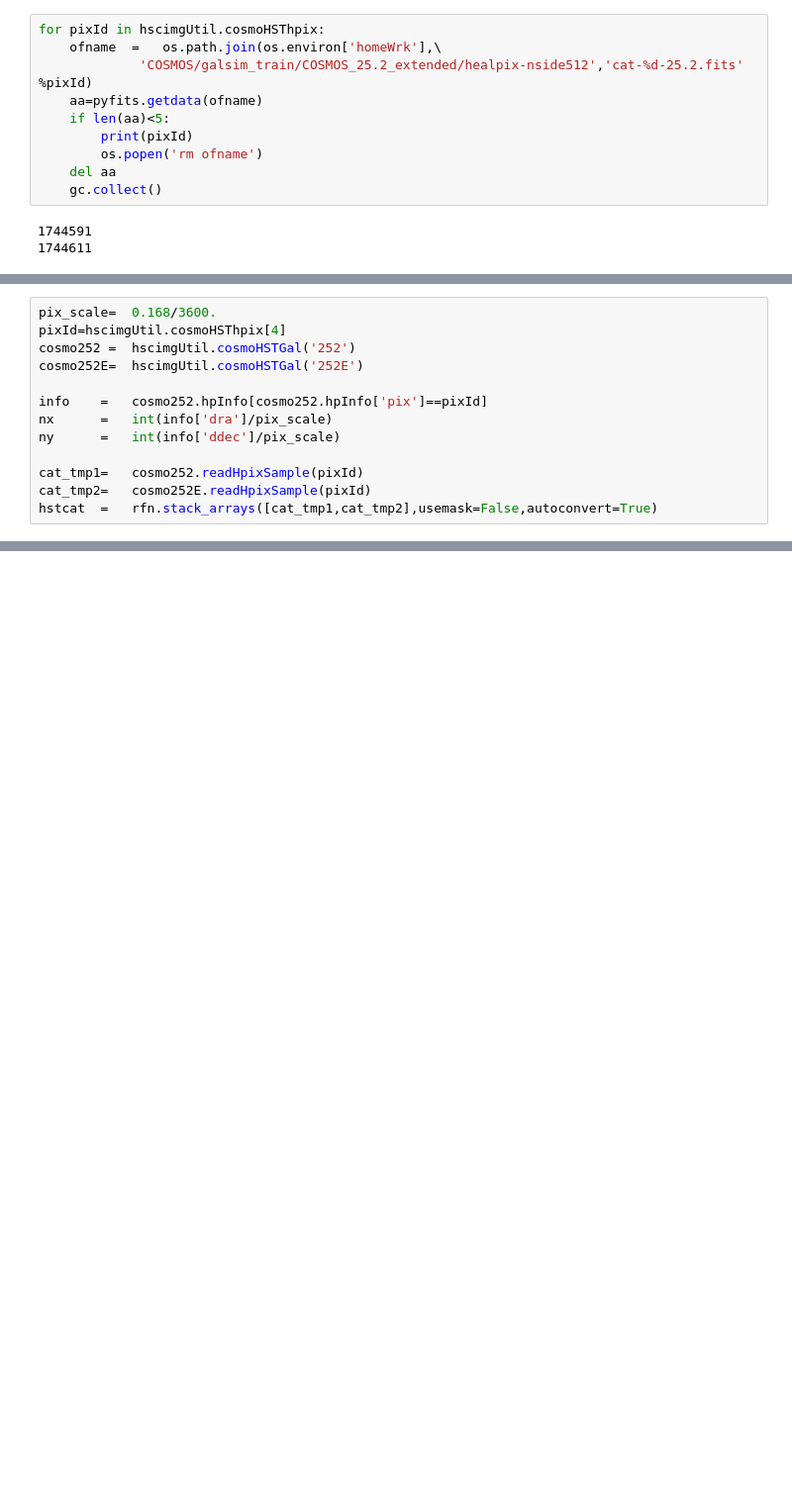
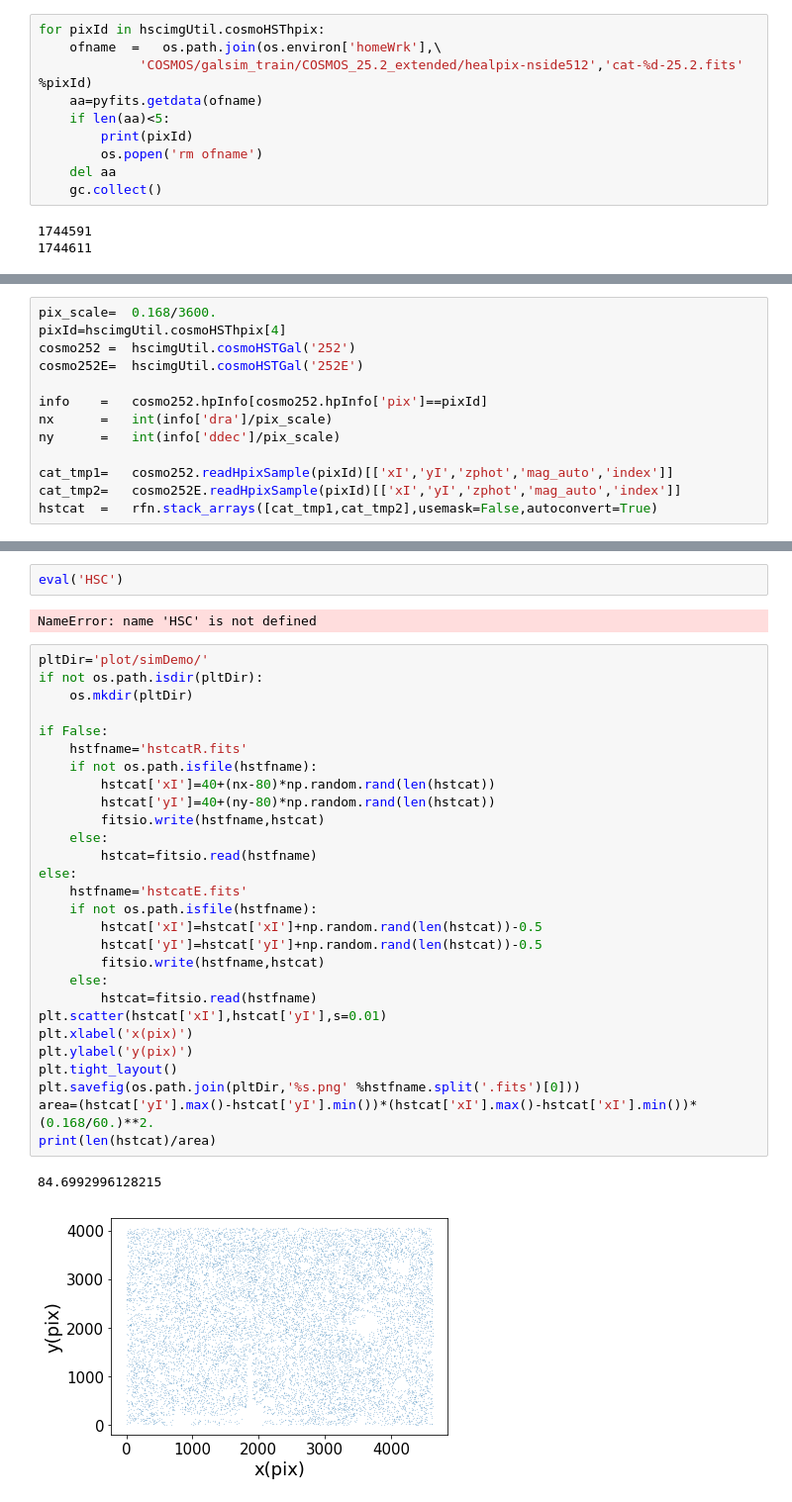
Before and after one commit to mr-superonion/FPFS, a Jupyter notebook: notebook/sim/3_1_2-beyondTrain252.ipynb, the cells around one changed output, grey strips where cells are left out. Shown at 99% size. Cells and saved outputs as stored; diff of their text form; blank space fills up the shorter version.

```diff
--- a/notebook/sim/3_1_2-beyondTrain252.ipynb
+++ b/notebook/sim/3_1_2-beyondTrain252.ipynb
@@ -188,6 +193,6 @@ info    =   cosmo252.hpInfo[cosmo252.hpInfo['pix']==pixId]
 nx      =   int(info['dra']/pix_scale)
 ny      =   int(info['ddec']/pix_scale)
 
-cat_tmp1=   cosmo252.readHpixSample(pixId)
-cat_tmp2=   cosmo252E.readHpixSample(pixId)
+cat_tmp1=   cosmo252.readHpixSample(pixId)[['xI','yI','zphot','mag_auto','index']]
+cat_tmp2=   cosmo252E.readHpixSample(pixId)[['xI','yI','zphot','mag_auto','index']]
 hstcat  =   rfn.stack_arrays([cat_tmp1,cat_tmp2],usemask=False,autoconvert=True)
@@ -235,0 +211,35 @@ plt.hist(cat_tmp2['zphot'])
+# %%
+eval('HSC')
+# %% [output]
+NameError: name 'HSC' is not defined
+# %%
+pltDir='plot/simDemo/'
+if not os.path.isdir(pltDir):
+    os.mkdir(pltDir)
+
+if False:
+    hstfname='hstcatR.fits'
+    if not os.path.isfile(hstfname):
+        hstcat['xI']=40+(nx-80)*np.random.rand(len(hstcat))
+        hstcat['yI']=40+(ny-80)*np.random.rand(len(hstcat))
+        fitsio.write(hstfname,hstcat)
+    else:
+        hstcat=fitsio.read(hstfname)
+else:
+    hstfname='hstcatE.fits'
+    if not os.path.isfile(hstfname):
+        hstcat['xI']=hstcat['xI']+np.random.rand(len(hstcat))-0.5
+        hstcat['yI']=hstcat['yI']+np.random.rand(len(hstcat))-0.5
+        fitsio.write(hstfname,hstcat)
+    else:
+        hstcat=fitsio.read(hstfname)
+plt.scatter(hstcat['xI'],hstcat['yI'],s=0.01)
+plt.xlabel('x(pix)')
+plt.ylabel('y(pix)')
+plt.tight_layout()
+plt.savefig(os.path.join(pltDir,'%s.png' %hstfname.split('.fits')[0]))
+area=(hstcat['yI'].max()-hstcat['yI'].min())*(hstcat['xI'].max()-hstcat['xI'].min())*(0.168/60.)**2.
+print(len(hstcat)/area)
+# %% [output]
+84.6992996128215
+[figure, added]
```
Also changed, not shown: parts of 12 cells of this notebook, 5 other files.
